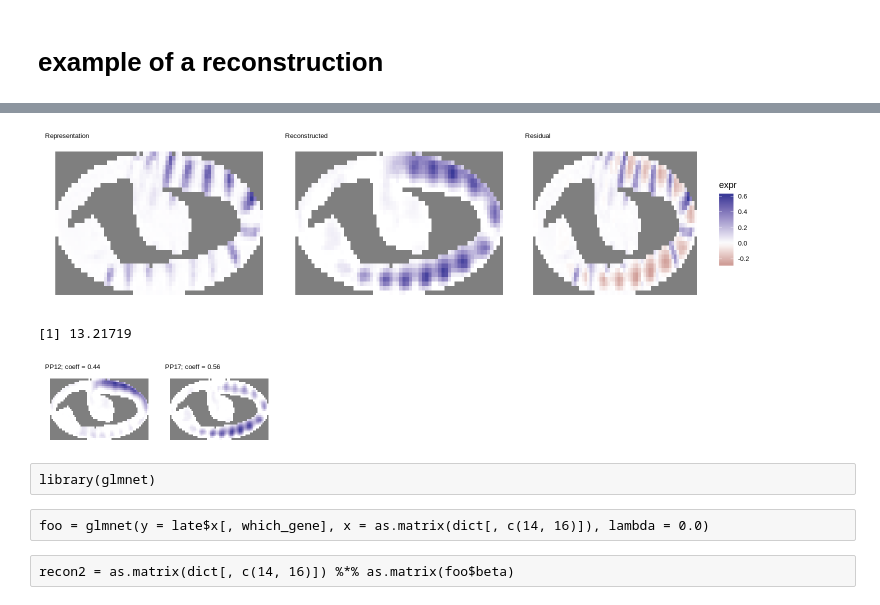
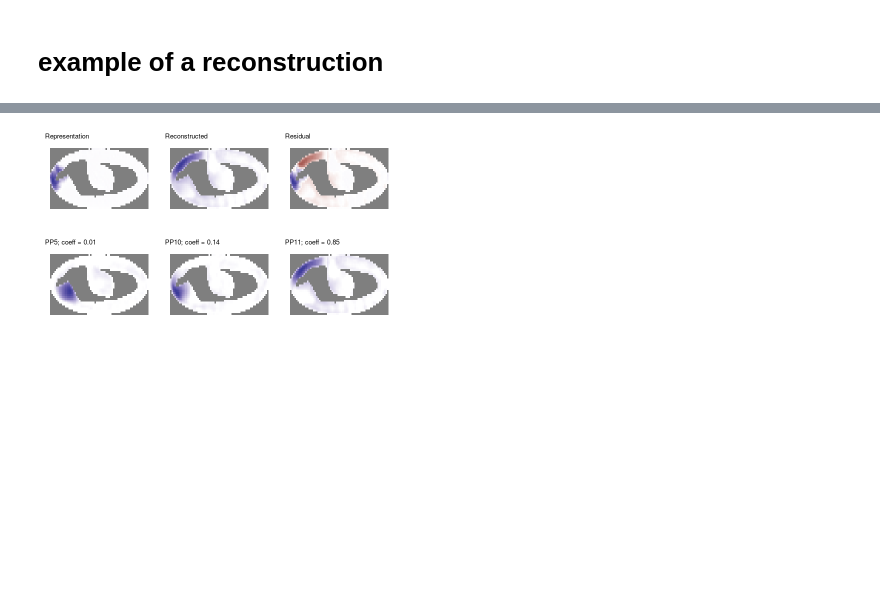
Before and after one commit to Runjing-Liu120/drosophila_late_stage_analysis, a Jupyter notebook: process_results/read_staNMF_results.ipynb, the cells around one changed output, grey strips where cells are left out. Drawn from its saved outputs; the diff is of its cells as text; code cells hidden in the pictures; blank space fills up the shorter version.

```diff
--- a/process_results/read_staNMF_results.ipynb
+++ b/process_results/read_staNMF_results.ipynb
@@ -201,5 +203,5 @@ plot_all_PPs(PPs[, -1], late$x)
 # %% [markdown]
 # Pull gene lists
 # %%
-alpha <- read.csv(paste0(results_dir, '/K=', 19, '/alpha_99.csv'))[, -1]
+alpha <- read.csv(paste0(results_dir, '/K=', 12, '/alpha_99.csv'))[, -1]
 # %%
@@ -264,19 +267,15 @@ ls()
 # %%
-which_gene <- 'en'
+which_gene <- 'Optix'
 # %%
-options(repr.plot.width = 12, repr.plot.height = 3)
+options(repr.plot.width = 6, repr.plot.height = 1.5)
 p <- list()
 p[[1]] <- plotImg(late$x[, which_gene], late$template, FALSE, 'Representation')
 p[[2]] <- plotImg(reconstruction[, which_gene], late$template, FALSE, 'Reconstructed')
-p[[3]] <- plotImg(late$x[, which_gene] - reconstruction[,which_gene], late$template, TRUE, 'Residual')
+p[[3]] <- plotImg(late$x[, which_gene] - reconstruction[,which_gene], late$template, FALSE, 'Residual')
 
 multiplot(plotlist = p, cols = 3)
 # %% [output]
-[figure, old version]
+[figure, new version]
-# %%
-sum((late$x[, which_gene] - reconstruction[,which_gene])**2)
-# %% [output]
-[1] 13.21719
 # %%
 which_dict <- which(alpha_normalized[, which_gene] > 0)
 
@@ -290,10 +289,4 @@ for (i in 1:length(which_dict)){
 options(repr.plot.width = 2 * length(which_dict), repr.plot.height = 1.5)
 multiplot(plotlist = p, cols = length(which_dict))
 # %% [output]
-[figure, old version]
+[figure, new version]
-# %% [raw]
-library(glmnet)
-# %% [raw]
-foo = glmnet(y = late$x[, which_gene], x = as.matrix(dict[, c(14, 16)]), lambda = 0.0)
-# %% [raw]
-recon2 = as.matrix(dict[, c(14, 16)]) %*% as.matrix(foo$beta)
```
Also changed, not shown: parts of 13 cells of this notebook, 3 other files.
